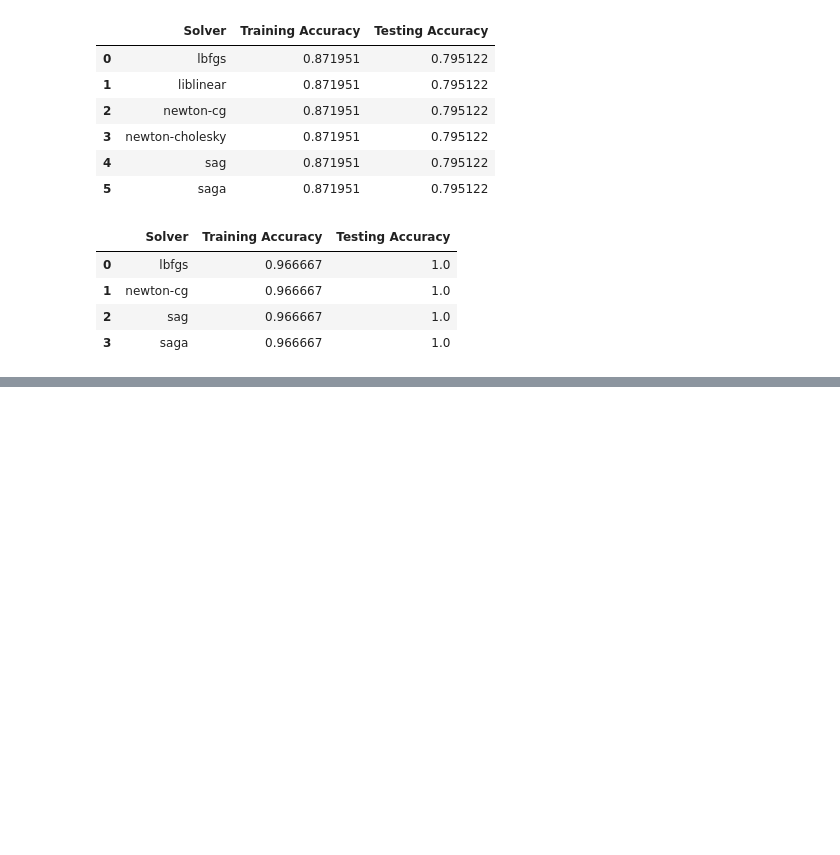
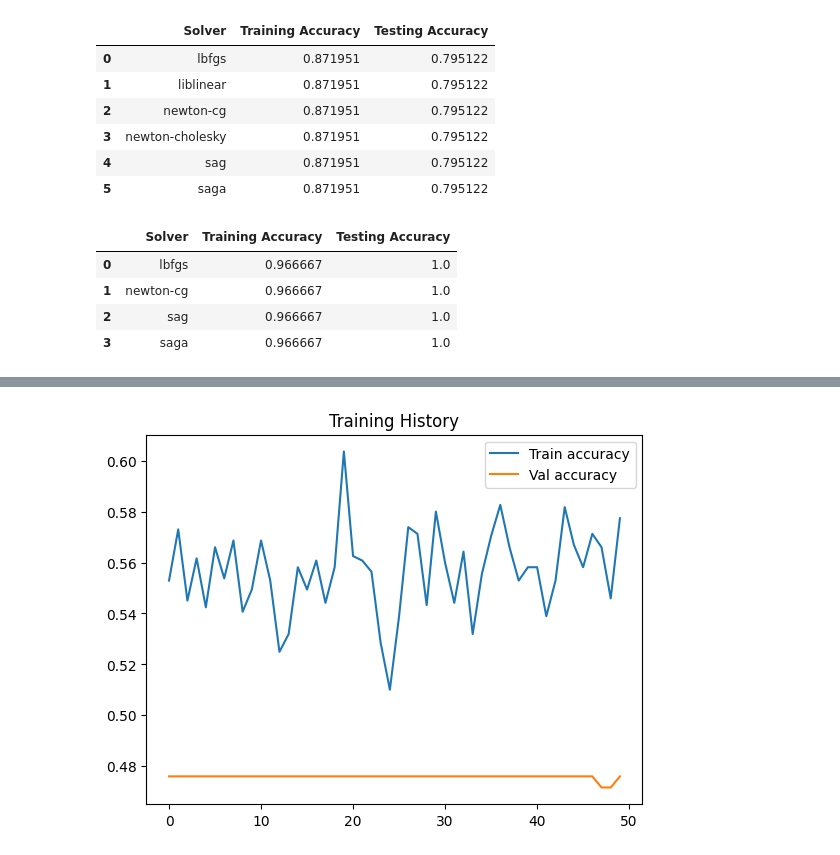
Before and after one commit to syedukkashah/ML-Fall-25, a Jupyter notebook: Lab/09/09.ipynb, the cells around one changed output, grey strips where cells are left out. Cells and saved outputs as stored; diff of their text form; code cells hidden in the pictures; blank space fills up the shorter version.

```diff
--- a/Lab/09/09.ipynb
+++ b/Lab/09/09.ipynb
@@ -352,0 +667,14 @@ results
+# %%
+ss = StandardScaler()
+x_train_scaled = ss.fit_transform(x_train)
+x_test_scaled = ss.transform(x_test)
+# %%
+model = Sequential([
+    Dense(units = 64, input_dim = x_train.shape[1], activation = 'relu'),
+    Dense(units = 32, activation = 'relu'),
+    Dense(units = y_encoded.shape[1], activation = 'softmax')
+])
+# %%
+model.compile(loss = 'categorical_crossentropy', optimizer = 'adam', metrics = ['accuracy', 'precision', 'recall'])
+# %%
+history = model.fit(x = x, y = y_encoded, epochs = 50, batch_size=150, validation_data=(x_test_scaled, y_test_encoded))
@@ -352,0 +699,8 @@ results
+# %%
+plt.title('Training History')
+plt.plot(history.history['accuracy'], label='Train accuracy')
+plt.plot(history.history['val_accuracy'], label='Val accuracy')
+plt.legend()
+plt.show()
+# %% [output]
+[figure, added]
```
Also changed, not shown: parts of 48 cells of this notebook, 5 other files.
